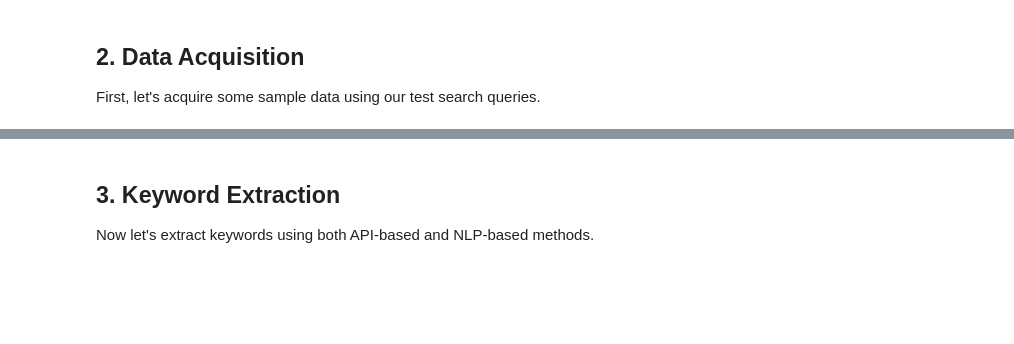
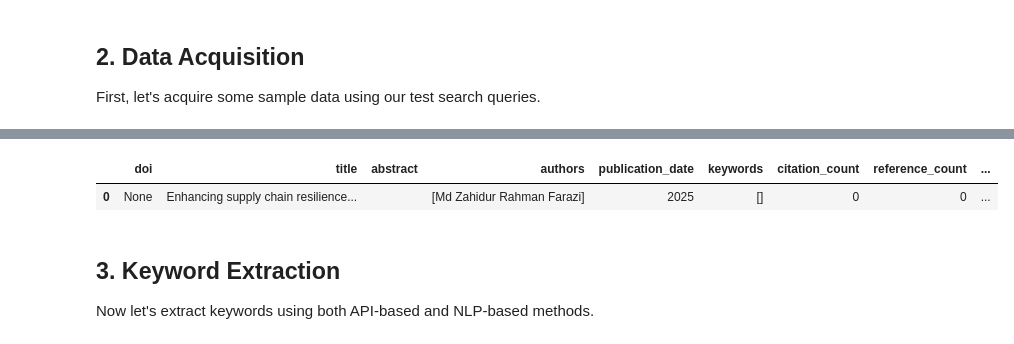
Before and after one commit to skazo4nick/tsi-sota-ai, a Jupyter notebook: notebooks/agent_research_dynamics_analysis.ipynb, the cells around one changed output, grey strips where cells are left out. Drawn from its saved outputs; the diff is of its cells as text; code cells hidden in the pictures; blank space fills up the shorter version.

```diff
--- a/notebooks/agent_research_dynamics_analysis.ipynb
+++ b/notebooks/agent_research_dynamics_analysis.ipynb
@@ -78,8 +72,7 @@ import os
 import yaml
 
 # Load configuration
-# config_path = '/workspaces/tsi-sota-ai/config/slr_config.yaml'
-config_path = '/Users/max/Documents/code/tsi-sota-ai/config/slr_config.yaml'
+config_path = '/workspaces/tsi-sota-ai/config/slr_config.yaml'
 
 # Check if config file exists
 if not os.path.exists(config_path):
@@ -217,3 +947,8 @@ NameError: name 'DataAcquirer' is not defined
+# %%
+publications_df_dedup.head(20)
+# %% [output]
+|  | doi | title | abstract | authors | publication_date | keywords | citation_count | reference_count | ... |
+| 0 | None | Enhancing supply chain resilience... |  | [Md Zahidur Rahman Farazi] | 2025 | [] | 0 | 0 | ... |
 # %% [markdown]
 ## 3. Keyword Extraction
 
```
Also changed, not shown: parts of 14 cells of this notebook, 6 other files.
